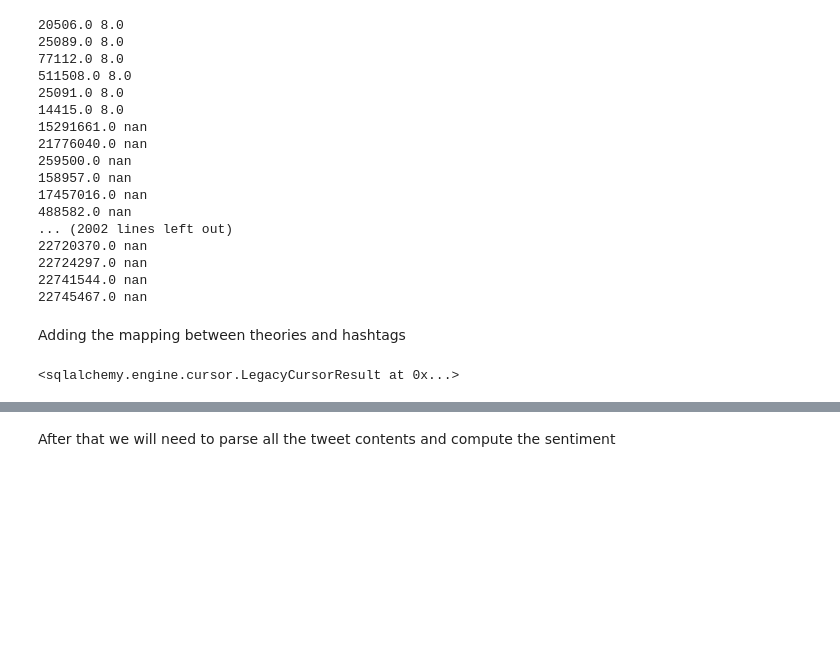
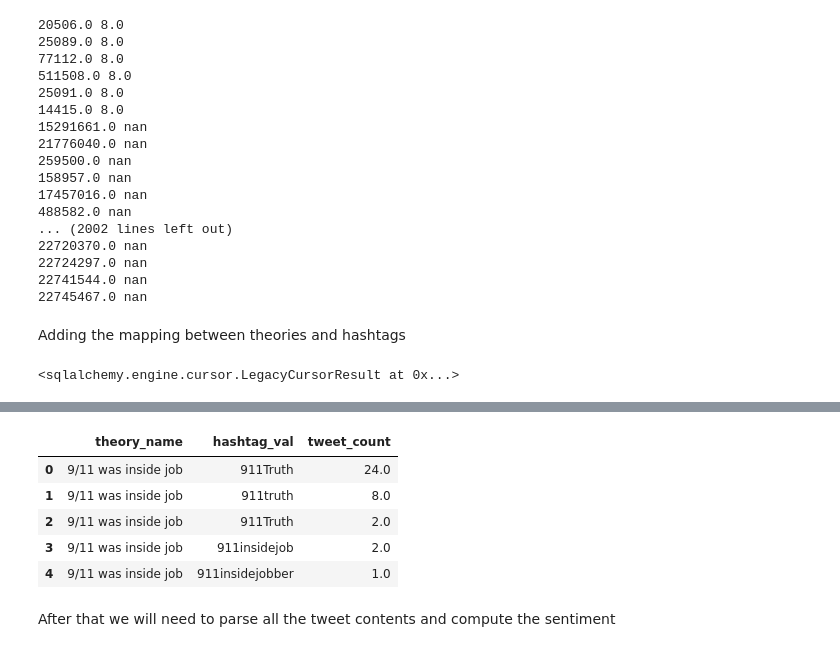
Before and after one commit to Denissovan/Denis_Krajcirik-PDT-zadanie1, a Jupyter notebook: tweets.ipynb, the cells around one changed output, grey strips where cells are left out. Cells and saved outputs as stored; diff of their text form; code cells hidden in the pictures; blank space fills up the shorter version.

```diff
--- a/tweets.ipynb
+++ b/tweets.ipynb
@@ -761,2 +865,11 @@ Next we will perform the same query but also with joins
+# %%
+df_top_hashtags_for_consp[df_top_hashtags_for_consp['theory_name'] == '9/11 was inside job']
+# %% [output]
+|  | theory_name | hashtag_val | tweet_count |
+| 0 | 9/11 was inside job | 911Truth | 24.0 |
+| 1 | 9/11 was inside job | 911truth | 8.0 |
+| 2 | 9/11 was inside job | 911Truth | 2.0 |
+| 3 | 9/11 was inside job | 911insidejob | 2.0 |
+| 4 | 9/11 was inside job | 911insidejobber | 1.0 |
 # %% [markdown]
 After that we will need to parse all the tweet contents and compute the sentiment
```
Also changed, not shown: parts of 11 cells of this notebook.
